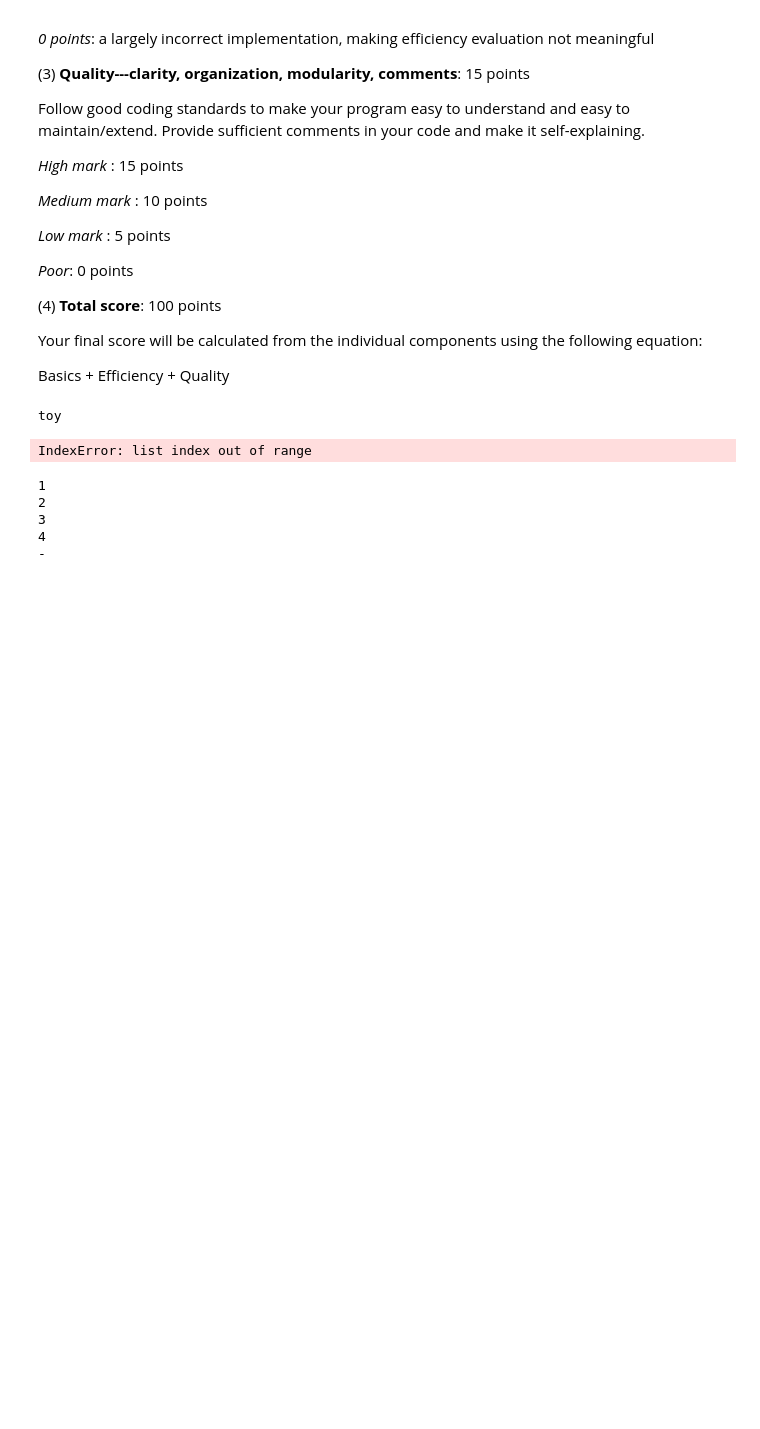
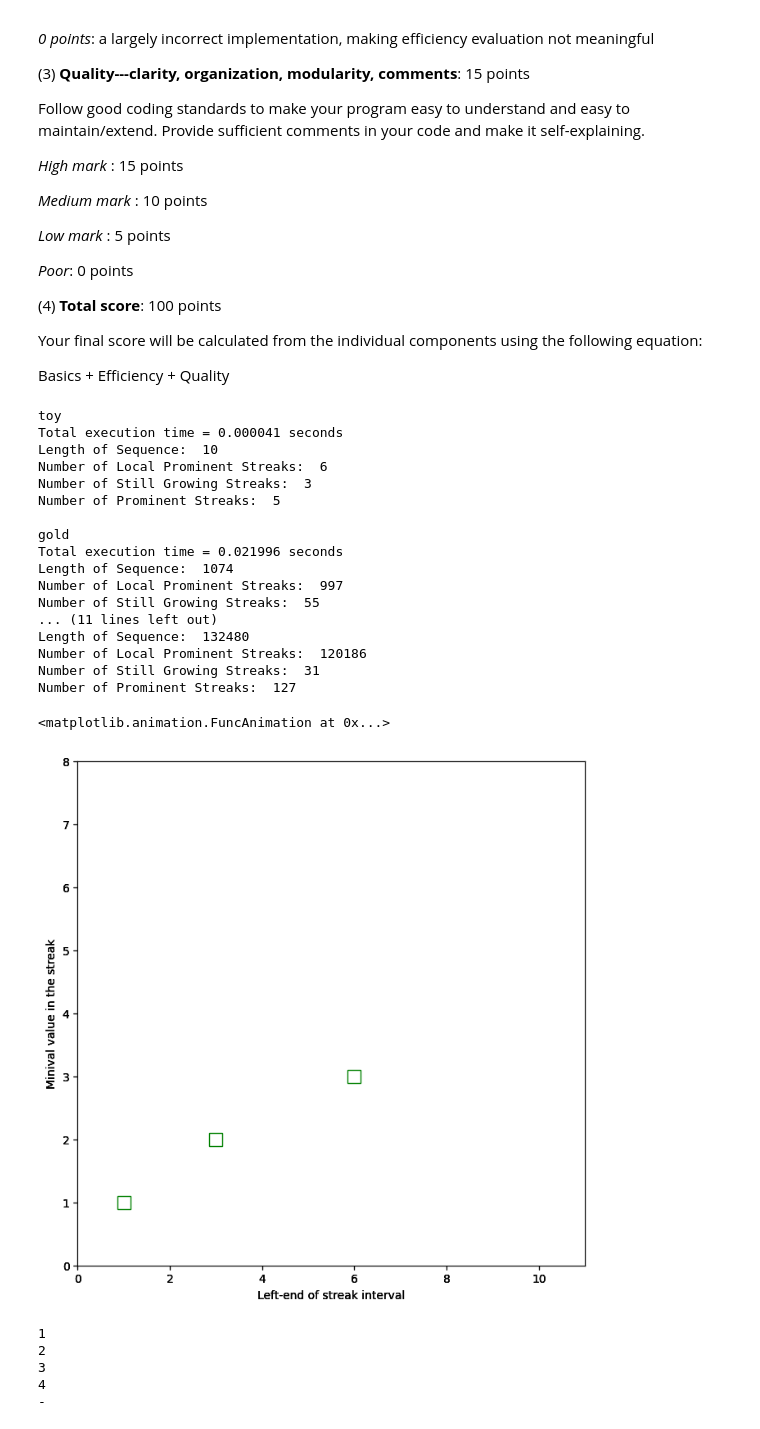
Before and after one commit to Kashish733/Cv, a Jupyter notebook: cse4334_spring2026_p1.ipynb, the cells around one changed output. Drawn from its saved outputs; the diff is of its cells as text; code cells hidden in the pictures; blank space fills up the shorter version.

```diff
--- a/cse4334_spring2026_p1.ipynb
+++ b/cse4334_spring2026_p1.ipynb
@@ -157,6 +157,33 @@ from matplotlib.animation import FuncAnimation
 # Your code goes inside the llps() function. You may add other functions, and
 # you will likely need to do so. However, you must not modify any existing
 # part of this skeleton file.
+
+#function to determine the skyline points
+def dominates(a1, a2):
+  l1 = a1[1] - a1[0]
+  l2 = a2[1] - a2[0]        #calculate the right - left value
+  #returns the dominate sequence
+  return ((l1 >= l2 and a1[2] > a2[2]) or (l1> l2 and a1[2] >= a2[2]))
+
+#function to get prominent streak from local prominent streaks
+def is_dominated(prominent_streaks, new_s):
+
+  #check every points in prominent streak for dominance relation
+  for a in prominent_streaks:
+    if dominates(a, new_s):
+      return prominent_streaks
+
+  i=0
+  while i < len(prominent_streaks):
+    if dominates(new_s, prominent_streaks[i]):
+      prominent_streaks.pop(i)         #if a sequence is dominated it is popped
+    else:
+      i+=1                             #else move to next sequence
+
+  #if not dominated and does not dominate append
+  prominent_streaks.append(new_s)
+  return prominent_streaks
+
 def llps(sequence):
   local_prominent_streaks = [[]] * len(sequence)
   growing_streaks = [[]] * len(sequence)
@@ -164,18 +191,7 @@ def llps(sequence):
 
   curr_growing = []
 
-  def is_dominated(new_s):
-    while prominent_streaks and \
-     prominent_streaks[-1] != new_s and \
-     (prominent_streaks[-1][1] - prominent_streaks[-1][0]) < (new_s[1] - new_s[0]) and \
-     prominent_streaks[-1][2] <= new_s[2]
-          prominent_streaks.pop()
-
-    for a in prominent_streaks:
-      if (a[1]-a[0]) >= (new_s[1] - new_s[0]) and a[2] >= new_s[2]:
-        return
-    prominent_streaks.append(new_s)
-
+  #process each value in sequence
   for i in range(len(sequence)):
     v = sequence[i]
     local = []
@@ -184,17 +200,19 @@ def llps(sequence):
     greater = None
     has_equal = False
 
+    #process the growing streaks
     for s in curr_growing:
       if s[2] < v:
         new_streak.append([s[0], i+1, s[2]])
       elif s[2] == v:
         new_streak.append([s[0], i+1, s[2]])
         has_equal = True
-      else:
+      else:              #if greater, s becomes local prominent streak
         local.append(s)
         if greater is None:
           greater = s
 
+    #create new growing streaks
     if has_equal:
       pass
     elif greater is not None:
@@ -202,16 +220,18 @@ def llps(sequence):
     else:
       new_streak.append([i+1, i+1, v])
 
-    if greater is not None:
-      is_dominated(greater)
+    #checks if the local streaks are also prominent streaks
+    for s in local:
+      prominent_streaks = is_dominated(prominent_streaks, s)
+
 
     local_prominent_streaks[i] = local
     growing_streaks[i] = new_streak
     curr_growing = new_streak
 
+  #checks if the current growing streaks are prominent streaks
   for s in curr_growing:
-    is_dominated(s)
-  local_prominent_streaks[len(sequence) - 1] = local_prominent_streaks[len(sequence) - 1]
+    prominent_streaks = is_dominated(prominent_streaks, s)
 
 
   return local_prominent_streaks, growing_streaks, prominent_streaks
@@ -363,35 +383,51 @@ def main(use_hardcode=True):
             # of llps() with all provided data files and your own test cases if
             # necessary.
 
             if file == 'toy' and use_hardcode:
               # Use this line for getting hardcoded results.
               sequence, local_prominent_streaks, growing_streaks, prominent_streaks = hardcode()
             else:
               # Use this line for calling your implementaion of the llps() function.
               local_prominent_streaks, growing_streaks, prominent_streaks = llps(sequence)
 
             print("Total execution time = %f seconds" % (time.time() - start_time))
             print("Length of Sequence: ", len(sequence))
             print("Number of Local Prominent Streaks: ", sum(len(sublist) for sublist in local_prominent_streaks))
             print("Number of Still Growing Streaks: ", len(growing_streaks[-1]))
             print("Number of Prominent Streaks: ", len(prominent_streaks))
-            print(prominent_streaks)
             print()
 
             # Animation of the LLPS algorithm is provided to help you understand
             # how the algorithm works. It only works well with the small values
             # and short sequence in the 'toy' file. You are not expected to make
             # the animation work well with other files.
             if file == 'toy':
               ani = animate_llps(sequence, growing_streaks)
 
     return ani
 
 
 main(use_hardcode=False)
 # %% [output]
 toy
+Total execution time = 0.000041 seconds
+Length of Sequence:  10
+Number of Local Prominent Streaks:  6
+Number of Still Growing Streaks:  3
+Number of Prominent Streaks:  5
+
+gold
+Total execution time = 0.021996 seconds
+Length of Sequence:  1074
+Number of Local Prominent Streaks:  997
+Number of Still Growing Streaks:  55
+... (11 lines left out)
+Length of Sequence:  132480
+Number of Local Prominent Streaks:  120186
+Number of Still Growing Streaks:  31
+Number of Prominent Streaks:  127
-IndexError: list index out of range
+<matplotlib.animation.FuncAnimation at 0x...>
+[figure, added]
 # %%
 a = [5,6,3,4]
 for i, v in zip(range(1,len(a) + 1), a):
```
